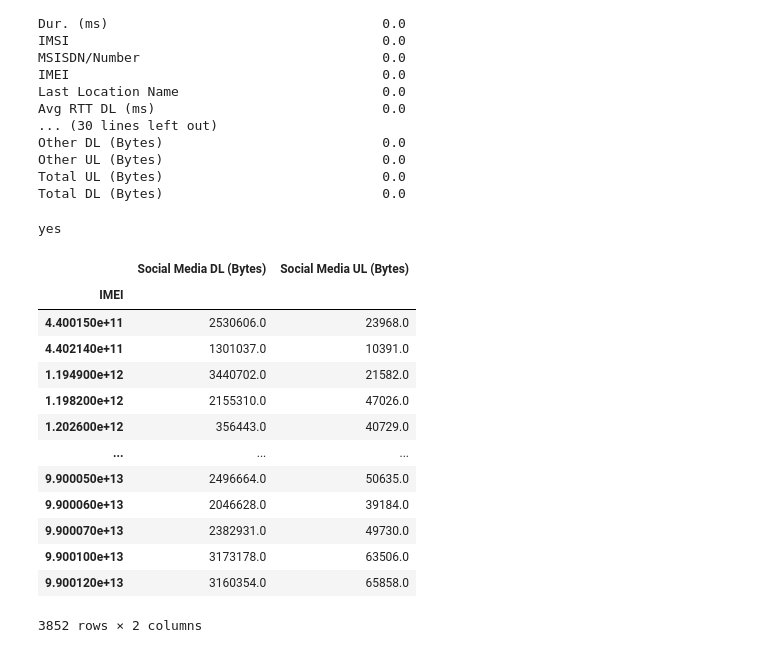
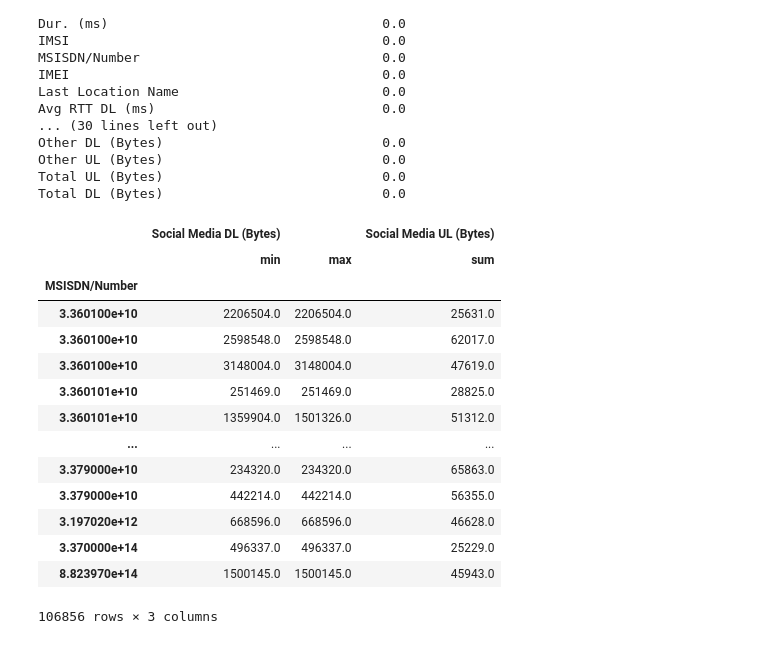
Before and after one commit to behigu/TellCo-Telecom-User-s-Data-Analysis, a Jupyter notebook: notebooks/Telco_telecom_user_data_analysis.ipynb, the cells around one changed output. Drawn from its saved outputs; the diff is of its cells as text; code cells hidden in the pictures.

```diff
--- a/notebooks/Telco_telecom_user_data_analysis.ipynb
+++ b/notebooks/Telco_telecom_user_data_analysis.ipynb
@@ -159,9 +159,6 @@ df_clean['Last Location Name'].fillna('Unknow', inplace=True)
 # %%
 for column in df_clean.columns:
     df_clean[column].fillna(df_clean[column].mode()[0], inplace=True)
-# %%
-df_clean['Last Location Name'].fillna('Unknow', inplace=True)
-#replace all NAN values of location with unknown
 # %%
 percent_missing = df_clean.isnull().sum() * 100 / len(df_clean)
 missing_value_df = pd.DataFrame({'percent_missing': percent_missing})
@@ -185,7 +182,3 @@ Other DL (Bytes)                            0.0
 Other UL (Bytes)                            0.0
 Total UL (Bytes)                            0.0
 Total DL (Bytes)                            0.0
-# %%
-print('yes')
-# %% [output]
-yes
@@ -192,20 +188,19 @@ yes
 # %%
-df_clean.groupby('IMEI').aggregate({'Social Media DL (Bytes)':'min',
-                                    'Social Media DL (Bytes)':'max',
-                                    'Social Media UL (Bytes)':'min',
-                                    'Social Media UL (Bytes)':'max'})
+#df_clean.dtypes
+df_clean.groupby('MSISDN/Number').agg({'Social Media DL (Bytes)': ['min', 'max'], 'Social Media UL (Bytes)': 'sum'})
 # %% [output]
-|  | Social Media DL (Bytes) | Social Media UL (Bytes) |
-| IMEI |  |  |
-| 4.400150e+11 | 2530606.0 | 23968.0 |
-| 4.402140e+11 | 1301037.0 | 10391.0 |
-| 1.194900e+12 | 3440702.0 | 21582.0 |
-| 1.198200e+12 | 2155310.0 | 47026.0 |
-| 1.202600e+12 | 356443.0 | 40729.0 |
-| ... | ... | ... |
-| 9.900050e+13 | 2496664.0 | 50635.0 |
-| 9.900060e+13 | 2046628.0 | 39184.0 |
-| 9.900070e+13 | 2382931.0 | 49730.0 |
-| 9.900100e+13 | 3173178.0 | 63506.0 |
-| 9.900120e+13 | 3160354.0 | 65858.0 |
+|  | Social Media DL (Bytes) |  | Social Media UL (Bytes) |
+|  | min | max | sum |
+| MSISDN/Number |  |  |  |
+| 3.360100e+10 | 2206504.0 | 2206504.0 | 25631.0 |
+| 3.360100e+10 | 2598548.0 | 2598548.0 | 62017.0 |
+| 3.360100e+10 | 3148004.0 | 3148004.0 | 47619.0 |
+| 3.360101e+10 | 251469.0 | 251469.0 | 28825.0 |
+| 3.360101e+10 | 1359904.0 | 1501326.0 | 51312.0 |
+| ... | ... | ... | ... |
+| 3.379000e+10 | 234320.0 | 234320.0 | 65863.0 |
+| 3.379000e+10 | 442214.0 | 442214.0 | 56355.0 |
+| 3.197020e+12 | 668596.0 | 668596.0 | 46628.0 |
+| 3.370000e+14 | 496337.0 | 496337.0 | 25229.0 |
+| 8.823970e+14 | 1500145.0 | 1500145.0 | 45943.0 |
-3852 rows × 2 columns
+106856 rows × 3 columns
```
Also changed, not shown: parts of 14 cells of this notebook.
